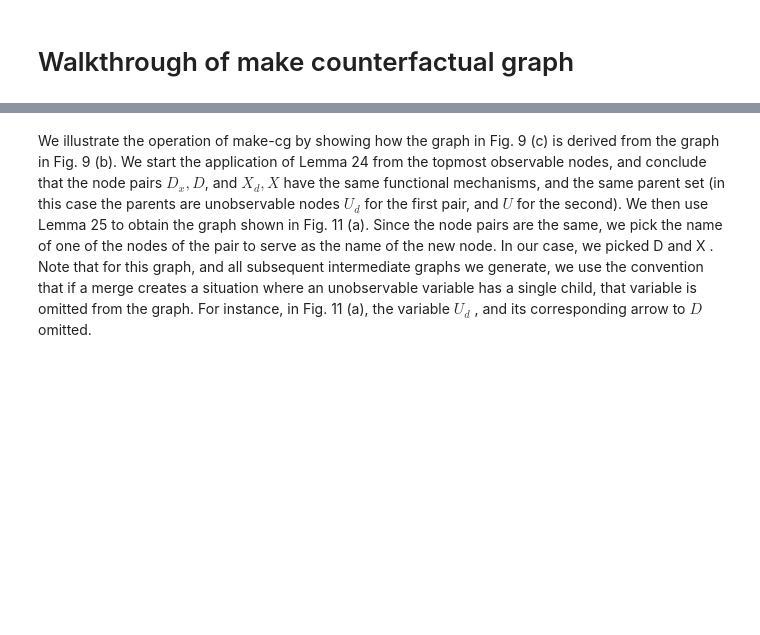
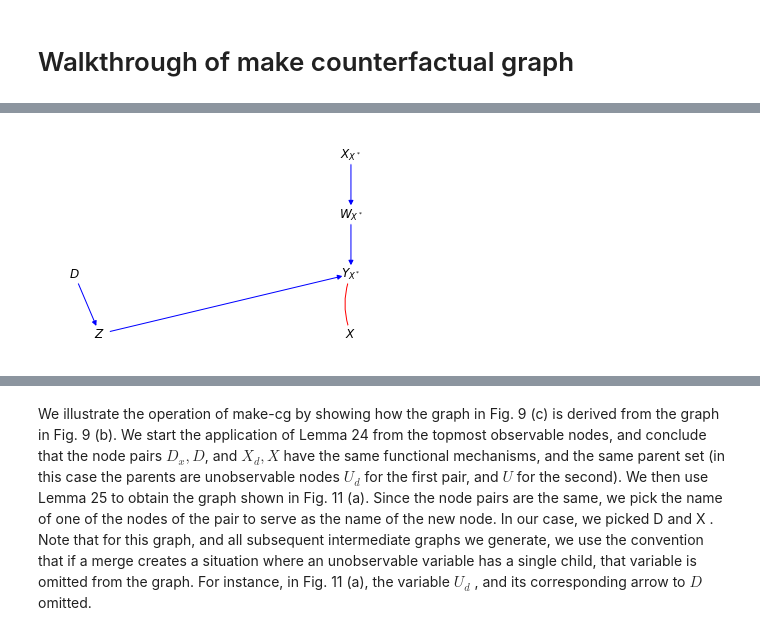
Before and after one commit to y0-causal-inference/y0, a Jupyter notebook: notebooks/Counterfactual Identification.ipynb, the cells around one changed output, grey strips where cells are left out. Cells and saved outputs as stored; diff of their text form; code cells hidden in the pictures; blank space fills up the shorter version.

```diff
--- a/notebooks/Counterfactual Identification.ipynb
+++ b/notebooks/Counterfactual Identification.ipynb
@@ -75,0 +86,4 @@ import matplotlib.pyplot as plt
+# %%
+figure_9c.graph.draw()
+# %% [output]
+[figure, added]
```
Also changed, not shown: parts of 3 cells of this notebook, 2 other files.
